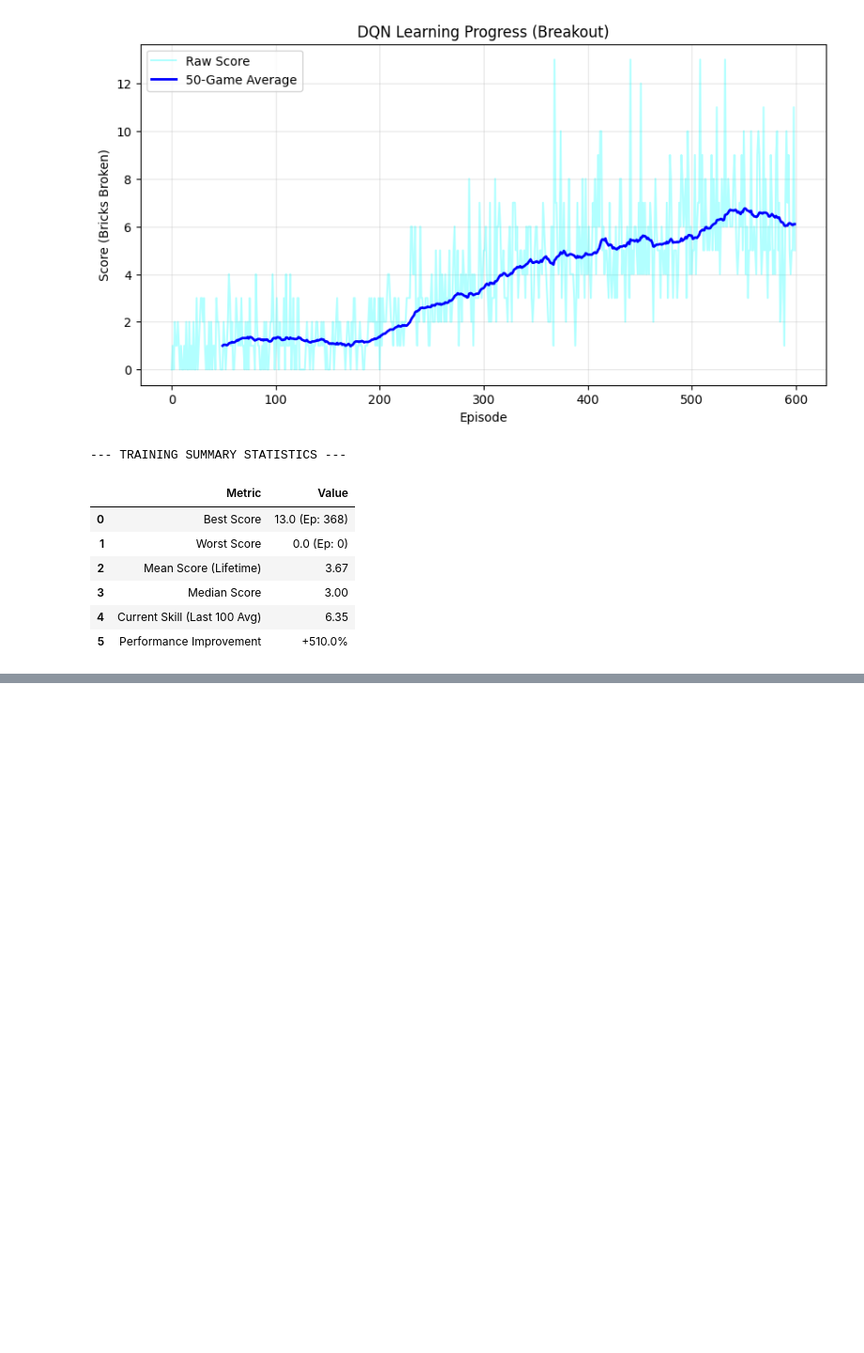
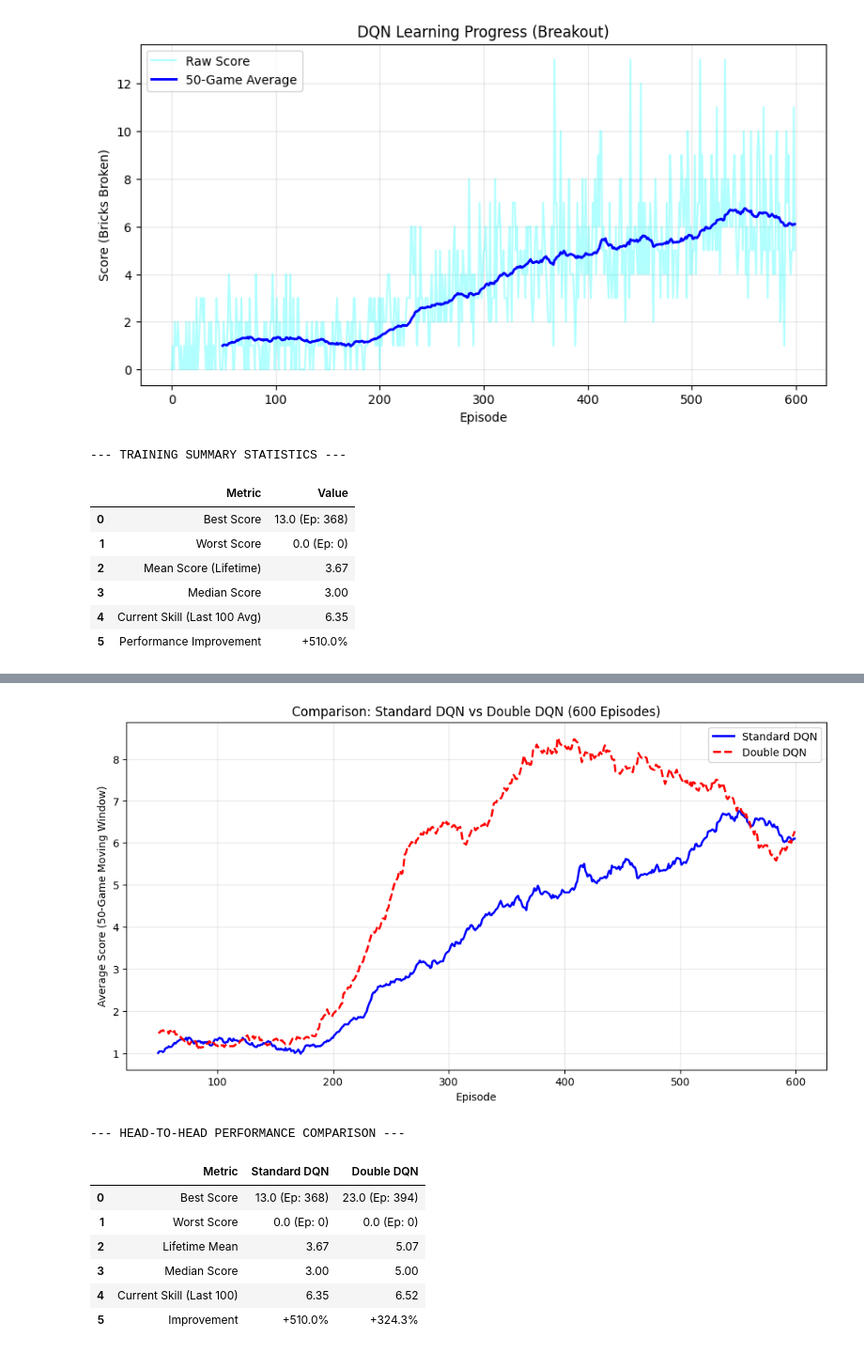
Before and after one commit to CallanMark/Assignment-2-Option-2-RL---DQN-for-Atari, a Jupyter notebook: Atari.ipynb, the cells around one changed output, grey strips where cells are left out. Shown: that part at 94% size. Cells and saved outputs as stored; diff of their text form; code cells hidden in the pictures; blank space fills up the shorter version.

Commit message:
DDQN model complete - Graphing complete

```diff
--- a/Atari.ipynb
+++ b/Atari.ipynb
@@ -356,0 +452,77 @@ The clear positive correlation between training steps and average reward confirm
+# %%
+# --- CELL 9: COMPARISON PLOT & STATS TABLE (DQN vs DDQN) ---
+import matplotlib.pyplot as plt
+import pandas as pd
+import numpy as np
+
+# 1. Plot the Comparison Graph
+plt.figure(figsize=(12, 6))
+window_size = 50
+
+# Plot Standard DQN
+if len(rewards_history) >= window_size:
+    dqn_avg = np.convolve(rewards_history, np.ones(window_size)/window_size, mode='valid')
+    plt.plot(range(window_size-1, len(rewards_history)), dqn_avg, label='Standard DQN', color='blue', linewidth=2)
+
+# Plot Double DQN
+if len(ddqn_scores) >= window_size:
+    ddqn_avg = np.convolve(ddqn_scores, np.ones(window_size)/window_size, mode='valid')
+    plt.plot(range(window_size-1, len(ddqn_scores)), ddqn_avg, label='Double DQN', color='red', linewidth=2, linestyle='--')
+
+plt.title("Comparison: Standard DQN vs Double DQN (600 Episodes)")
+plt.xlabel("Episode")
+plt.ylabel("Average Score (50-Game Moving Window)")
+plt.legend()
+plt.grid(True, alpha=0.3)
+plt.savefig("dqn_vs_ddqn_comparison.png")
+plt.show()
+
+# 2. Calculate Head-to-Head Statistics
+def get_stats(scores):
+    scores = np.array(scores)
+    first_50 = np.mean(scores[:50])
+    last_50 = np.mean(scores[-50:])
+    improvement = ((last_50 - first_50) / first_50) * 100 if first_50 > 0 else 0
+
+    return {
+        "Best Score": f"{np.max(scores)} (Ep: {np.argmax(scores)})",
+        "Worst Score": f"{np.min(scores)} (Ep: {np.argmin(scores)})",
+        "Lifetime Mean": f"{np.mean(scores):.2f}",
+        "Median Score": f"{np.median(scores):.2f}",
+        "Current Skill (Last 100)": f"{np.mean(scores[-100:]):.2f}",
+        "Improvement": f"+{improvement:.1f}%"
+    }
+
+dqn_stats = get_stats(rewards_history)
+ddqn_stats = get_stats(ddqn_scores)
+
+# 3. Create and Display the Comparison Table
+comparison_data = {
+    "Metric": [
+        "Best Score", "Worst Score", "Lifetime Mean",
+        "Median Score", "Current Skill (Last 100)", "Improvement"
+    ],
+    "Standard DQN": [
+        dqn_stats["Best Score"], dqn_stats["Worst Score"], dqn_stats["Lifetime Mean"],
+        dqn_stats["Median Score"], dqn_stats["Current Skill (Last 100)"], dqn_stats["Improvement"]
+    ],
+    "Double DQN": [
+        ddqn_stats["Best Score"], ddqn_stats["Worst Score"], ddqn_stats["Lifetime Mean"],
+        ddqn_stats["Median Score"], ddqn_stats["Current Skill (Last 100)"], ddqn_stats["Improvement"]
+    ]
+}
+
+df_comparison = pd.DataFrame(comparison_data)
+
+print("\n--- HEAD-TO-HEAD PERFORMANCE COMPARISON ---")
+display(df_comparison)
+# %% [output]
+[figure, added]
+--- HEAD-TO-HEAD PERFORMANCE COMPARISON ---
+|  | Metric | Standard DQN | Double DQN |
+| 0 | Best Score | 13.0 (Ep: 368) | 23.0 (Ep: 394) |
+| 1 | Worst Score | 0.0 (Ep: 0) | 0.0 (Ep: 0) |
+| 2 | Lifetime Mean | 3.67 | 5.07 |
+| 3 | Median Score | 3.00 | 5.00 |
+| 4 | Current Skill (Last 100) | 6.35 | 6.52 |
+| 5 | Improvement | +510.0% | +324.3% |
```
Also changed, not shown: parts of 2 cells of this notebook, 1 other file.
